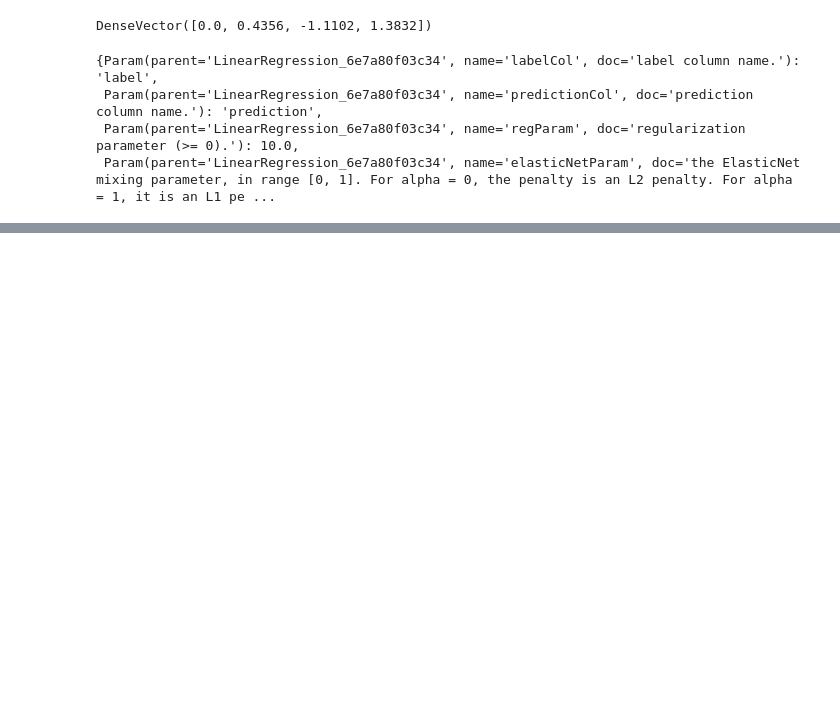
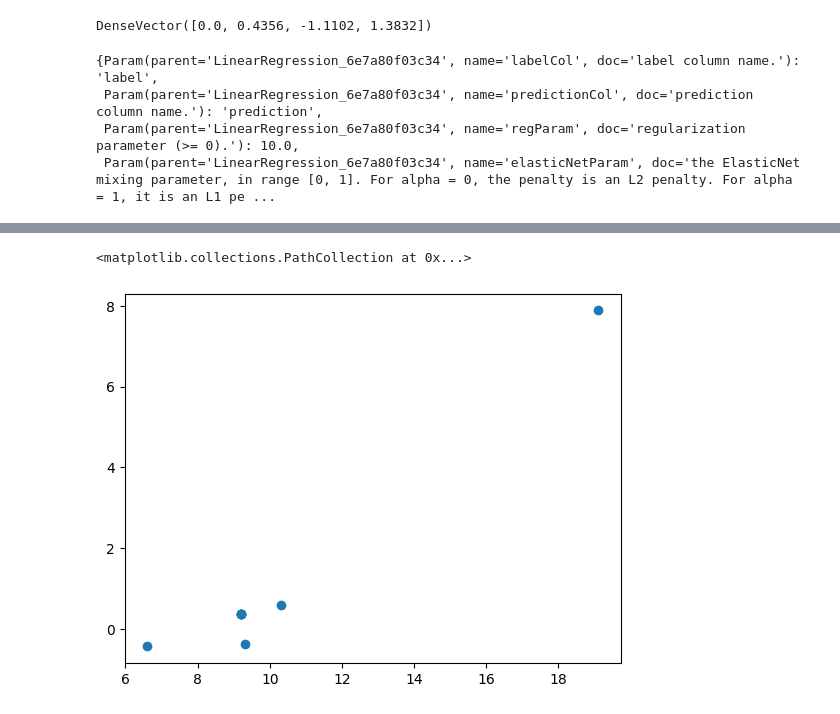
Before and after one commit to Juliana-Yakimchuk/Spark_MLLib-Machine-Learning, a Jupyter notebook: ML_Spark.ipynb, the cells around one changed output, grey strips where cells are left out. Saved outputs shown, nothing was run; the diff lists cells and outputs as text; code cells hidden in the pictures; blank space fills up the shorter version.

```diff
--- a/ML_Spark.ipynb
+++ b/ML_Spark.ipynb
@@ -572,0 +660,9 @@ residuals = test_results.residuals
+# %%
+#the last check is for homoscedasticity (i.e. whether the error term is constant along the regression line):
+predicted = cvModel.transform(test)
+predicted = to_array(predicted,'prediction')
+plt.scatter(actual,residuals)
+#From what we can see, the error is approximately the same everywhere
+# %% [output]
+<matplotlib.collections.PathCollection at 0x...>
+[figure, added]
```
Also changed, not shown: parts of 16 cells of this notebook.
